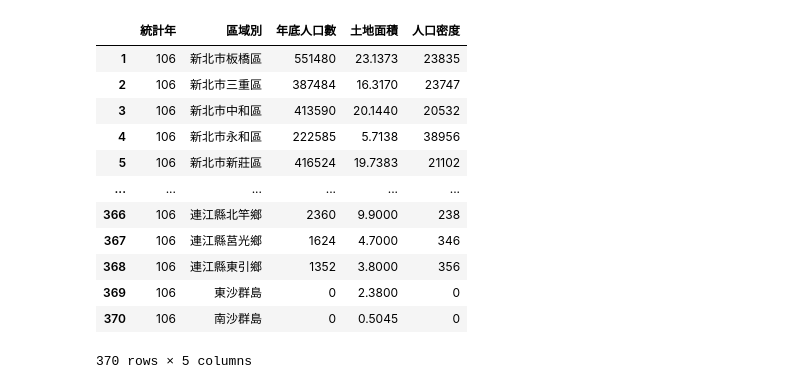
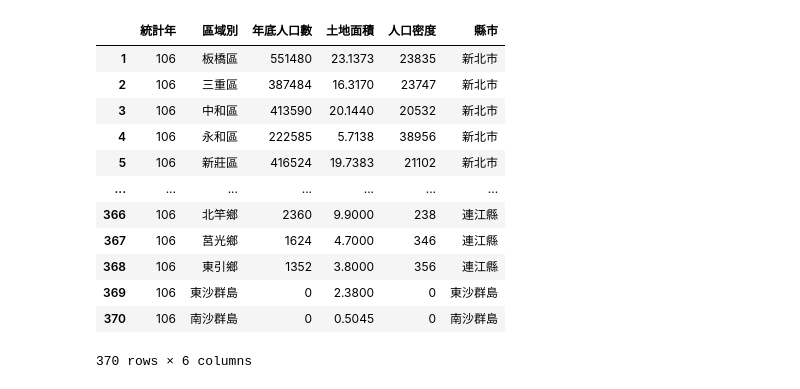
Before and after one commit to futitan/python_analysis, a Jupyter notebook: lesson20/lesson20_2.ipynb, the cells around one changed output. Drawn from its saved outputs; the diff is of its cells as text; code cells hidden in the pictures.

```diff
--- a/lesson20/lesson20_2.ipynb
+++ b/lesson20/lesson20_2.ipynb
@@ -1,31 +1,45 @@
 # %%
 import pandas as pd
 from pandas import DataFrame
 
 df:DataFrame=pd.read_csv('各鄉鎮市區人口密度.csv')
 df1=df.drop(index=0)
 df2 = df1.rename(columns={'statistic_yyy':'統計年',
     'site_id':'區域別',
     'people_total':'年底人口數',
     'area':'土地面積',
     'population_density':'人口密度'})
 df3=df2.dropna()
 df4=df3.replace('… ',0)
 df4['年底人口數']=df4['年底人口數'].astype(int)
 df4['土地面積']=df4['土地面積'].astype(float)
 df4['人口密度']=df4['人口密度'].astype(int)
+def get_area(value:str)->str:
+    if len(value)>4:
+        return value[:3]
+    else:
+        return value
+
+df4['縣市']=df4['區域別'].apply(get_area)
+def delete_area(value:str,n)->str:
+    if len(value)>n:
+        return value[-3:]
+    else:
+        return value
+
+df4['區域別']=df4['區域別'].apply(delete_area,n=4)
 df4
 # %% [output]
-|  | 統計年 | 區域別 | 年底人口數 | 土地面積 | 人口密度 |
-| 1 | 106 | 新北市板橋區 | 551480 | 23.1373 | 23835 |
-| 2 | 106 | 新北市三重區 | 387484 | 16.3170 | 23747 |
-| 3 | 106 | 新北市中和區 | 413590 | 20.1440 | 20532 |
-| 4 | 106 | 新北市永和區 | 222585 | 5.7138 | 38956 |
-| 5 | 106 | 新北市新莊區 | 416524 | 19.7383 | 21102 |
-| ... | ... | ... | ... | ... | ... |
-| 366 | 106 | 連江縣北竿鄉 | 2360 | 9.9000 | 238 |
-| 367 | 106 | 連江縣莒光鄉 | 1624 | 4.7000 | 346 |
-| 368 | 106 | 連江縣東引鄉 | 1352 | 3.8000 | 356 |
-| 369 | 106 | 東沙群島 | 0 | 2.3800 | 0 |
-| 370 | 106 | 南沙群島 | 0 | 0.5045 | 0 |
+|  | 統計年 | 區域別 | 年底人口數 | 土地面積 | 人口密度 | 縣市 |
+| 1 | 106 | 板橋區 | 551480 | 23.1373 | 23835 | 新北市 |
+| 2 | 106 | 三重區 | 387484 | 16.3170 | 23747 | 新北市 |
+| 3 | 106 | 中和區 | 413590 | 20.1440 | 20532 | 新北市 |
+| 4 | 106 | 永和區 | 222585 | 5.7138 | 38956 | 新北市 |
+| 5 | 106 | 新莊區 | 416524 | 19.7383 | 21102 | 新北市 |
+| ... | ... | ... | ... | ... | ... | ... |
+| 366 | 106 | 北竿鄉 | 2360 | 9.9000 | 238 | 連江縣 |
+| 367 | 106 | 莒光鄉 | 1624 | 4.7000 | 346 | 連江縣 |
+| 368 | 106 | 東引鄉 | 1352 | 3.8000 | 356 | 連江縣 |
+| 369 | 106 | 東沙群島 | 0 | 2.3800 | 0 | 東沙群島 |
+| 370 | 106 | 南沙群島 | 0 | 0.5045 | 0 | 南沙群島 |
-370 rows × 5 columns
+370 rows × 6 columns
```
Also changed, not shown: parts of 7 cells of this notebook.
